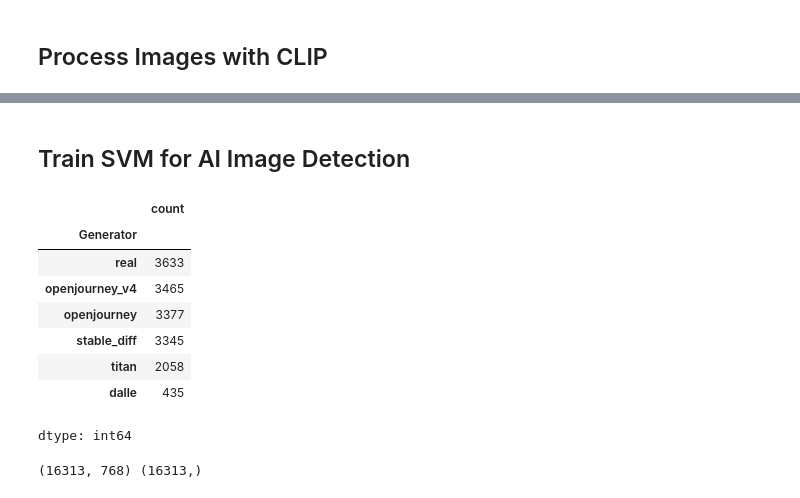
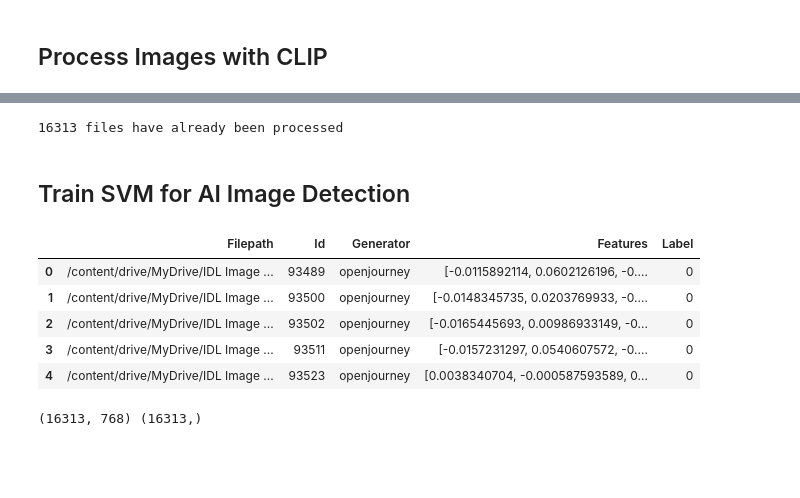
Before and after one commit to PRITH-S07/CMU-IDL, a Jupyter notebook: UpdatedBaseline.ipynb, the cells around one changed output, grey strips where cells are left out. Drawn from its saved outputs; the diff is of its cells as text; code cells hidden in the pictures; blank space fills up the shorter version.

```diff
--- a/UpdatedBaseline.ipynb
+++ b/UpdatedBaseline.ipynb
@@ -173,3 +158,9 @@ All input images encoded!
+# %%
+# process_images_and_log(images, "CLIP_embeddings.csv")
+processed_filepaths = get_processed_filepaths(os.path.join(ROOT, "CLIP_embeddings.csv"))
+print(f"{len(processed_filepaths)} files have already been processed")
+# %% [output]
+16313 files have already been processed
 # %% [markdown]
 ## Train SVM for AI Image Detection
 # %%
@@ -236,29 +227,27 @@ class CLIPSVMDiscriminator:
 # %%
 def string_to_np(feature_str):
     embedding_list = np.fromstring(feature_str[1:-1], sep=' ')
     assert len(embedding_list) == 768
     return np.array(embedding_list)
 
 
 df = pd.read_csv(os.path.join(ROOT, "CLIP_embeddings.csv"), usecols=range(5))
 # Filter df for rows where Generator is in DIFFUSION MODELS
 df = df[df["Generator"].isin(DIFFUSION_MODELS)]
 df = df.drop_duplicates(subset=["Filepath", "Id", "Generator", "Label"])
 df["Features"] = df["Features"].apply(string_to_np).to_numpy()
 X = np.stack(df["Features"])
 y = df["Label"].to_numpy()
 
-df["Generator"].value_counts()
+# df["Generator"].value_counts()
+df.head()
 # %% [output]
-|  | count |
-| Generator |  |
-| real | 3633 |
-| openjourney_v4 | 3465 |
-| openjourney | 3377 |
-| stable_diff | 3345 |
-| titan | 2058 |
-| dalle | 435 |
+|  | Filepath | Id | Generator | Features | Label |
+| 0 | /content/drive/MyDrive/IDL Image ... | 93489 | openjourney | [-0.0115892114, 0.0602126196, -0.... | 0 |
+| 1 | /content/drive/MyDrive/IDL Image ... | 93500 | openjourney | [-0.0148345735, 0.0203769933, -0.... | 0 |
+| 2 | /content/drive/MyDrive/IDL Image ... | 93502 | openjourney | [-0.0165445693, 0.00986933149, -0... | 0 |
+| 3 | /content/drive/MyDrive/IDL Image ... | 93511 | openjourney | [-0.0157231297, 0.0540607572, -0.... | 0 |
+| 4 | /content/drive/MyDrive/IDL Image ... | 93523 | openjourney | [0.0038340704, -0.000587593589, 0... | 0 |
-dtype: int64
 # %%
 # Split the data into training and testing sets
 X_train, X_test, y_train, y_test = train_test_split(X, y, test_size=0.20, random_state=42)
```
Also changed, not shown: parts of 20 cells of this notebook.
